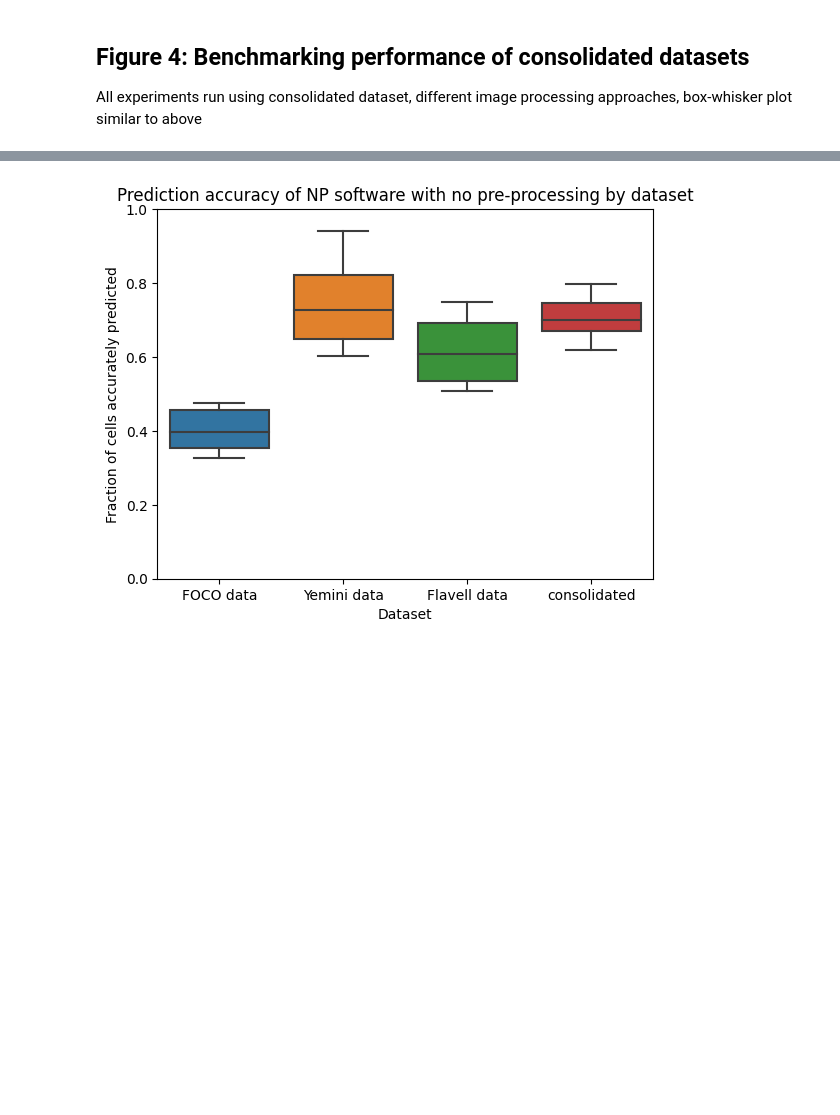
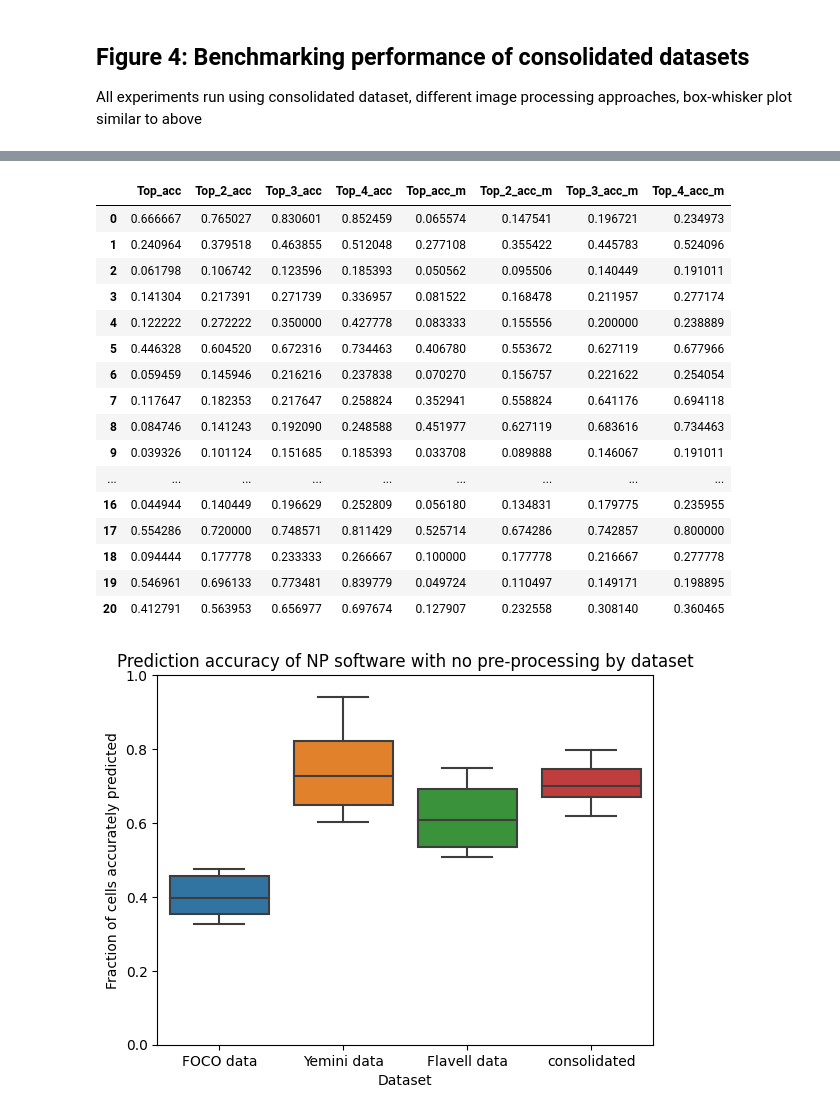
Before and after one commit to focolab/NWBelegans, a Jupyter notebook: Analysis/NWB_figures.ipynb, the cells around one changed output, grey strips where cells are left out. Saved outputs shown, nothing was run; the diff lists cells and outputs as text; code cells hidden in the pictures; blank space fills up the shorter version.

```diff
--- a/Analysis/NWB_figures.ipynb
+++ b/Analysis/NWB_figures.ipynb
@@ -329,3 +516,23 @@ All experiments run using consolidated dataset, different image processing appro
+# %%
+df
+# %% [output]
+|  | Top_acc | Top_2_acc | Top_3_acc | Top_4_acc | Top_acc_m | Top_2_acc_m | Top_3_acc_m | Top_4_acc_m |
+| 0 | 0.666667 | 0.765027 | 0.830601 | 0.852459 | 0.065574 | 0.147541 | 0.196721 | 0.234973 |
+| 1 | 0.240964 | 0.379518 | 0.463855 | 0.512048 | 0.277108 | 0.355422 | 0.445783 | 0.524096 |
+| 2 | 0.061798 | 0.106742 | 0.123596 | 0.185393 | 0.050562 | 0.095506 | 0.140449 | 0.191011 |
+| 3 | 0.141304 | 0.217391 | 0.271739 | 0.336957 | 0.081522 | 0.168478 | 0.211957 | 0.277174 |
+| 4 | 0.122222 | 0.272222 | 0.350000 | 0.427778 | 0.083333 | 0.155556 | 0.200000 | 0.238889 |
+| 5 | 0.446328 | 0.604520 | 0.672316 | 0.734463 | 0.406780 | 0.553672 | 0.627119 | 0.677966 |
+| 6 | 0.059459 | 0.145946 | 0.216216 | 0.237838 | 0.070270 | 0.156757 | 0.221622 | 0.254054 |
+| 7 | 0.117647 | 0.182353 | 0.217647 | 0.258824 | 0.352941 | 0.558824 | 0.641176 | 0.694118 |
+| 8 | 0.084746 | 0.141243 | 0.192090 | 0.248588 | 0.451977 | 0.627119 | 0.683616 | 0.734463 |
+| 9 | 0.039326 | 0.101124 | 0.151685 | 0.185393 | 0.033708 | 0.089888 | 0.146067 | 0.191011 |
+| ... | ... | ... | ... | ... | ... | ... | ... | ... |
+| 16 | 0.044944 | 0.140449 | 0.196629 | 0.252809 | 0.056180 | 0.134831 | 0.179775 | 0.235955 |
+| 17 | 0.554286 | 0.720000 | 0.748571 | 0.811429 | 0.525714 | 0.674286 | 0.742857 | 0.800000 |
+| 18 | 0.094444 | 0.177778 | 0.233333 | 0.266667 | 0.100000 | 0.177778 | 0.216667 | 0.277778 |
+| 19 | 0.546961 | 0.696133 | 0.773481 | 0.839779 | 0.049724 | 0.110497 | 0.149171 | 0.198895 |
+| 20 | 0.412791 | 0.563953 | 0.656977 | 0.697674 | 0.127907 | 0.232558 | 0.308140 | 0.360465 |
 # %%
 data1 = np.random.rand(10)*(0.5-0.3)+0.3
 data1_label = np.asarray(['FOCO data']*10)
```
Also changed, not shown: parts of 12 cells of this notebook.
